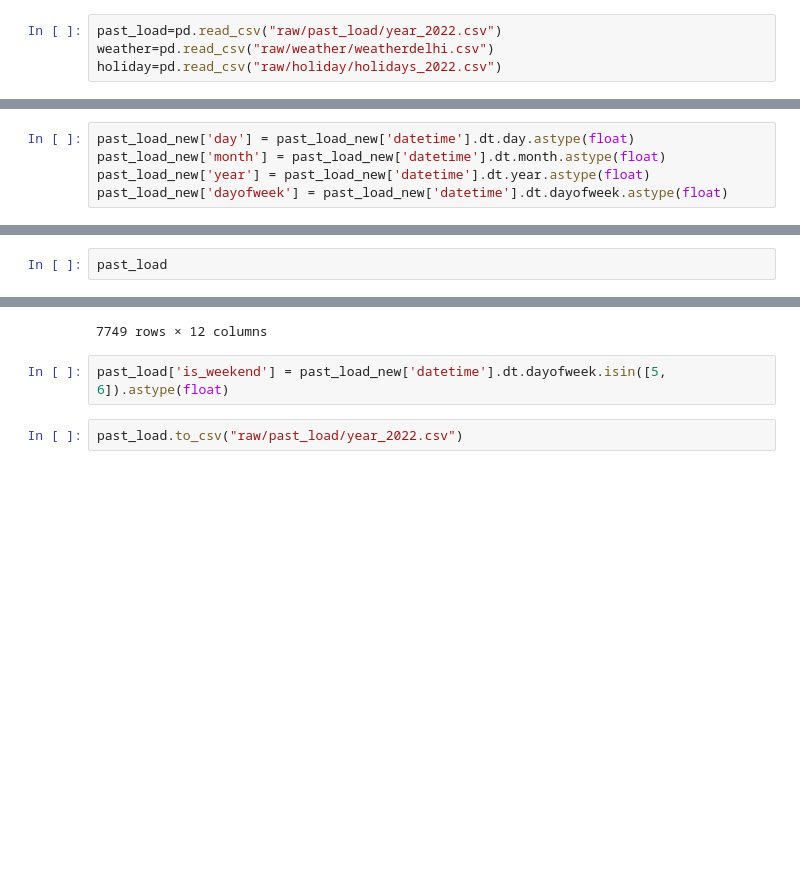
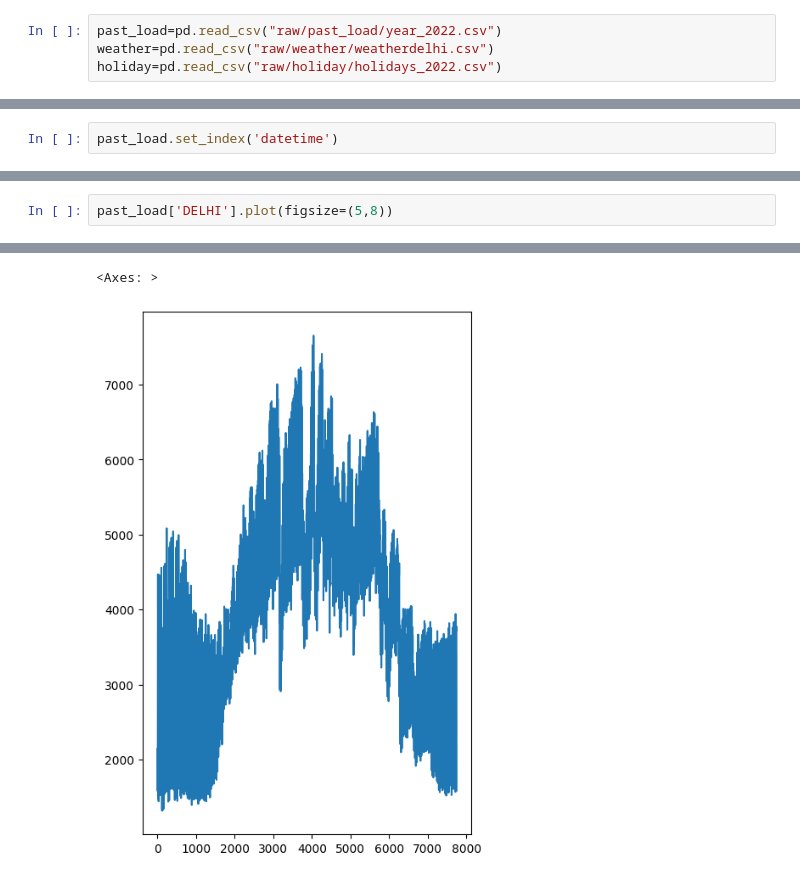
Before and after one commit to SARVESHVARADKAR123/Load_Forecasting, a Jupyter notebook: data/EDA.ipynb, the cells around one changed output, grey strips where cells are left out. Saved outputs shown, nothing was run; the diff lists cells and outputs as text; blank space fills up the shorter version.

```diff
--- a/data/EDA.ipynb
+++ b/data/EDA.ipynb
@@ -55,5 +62,2 @@ holiday
 # %%
-past_load_new['day'] = past_load_new['datetime'].dt.day.astype(float)
-past_load_new['month'] = past_load_new['datetime'].dt.month.astype(float)
-past_load_new['year'] = past_load_new['datetime'].dt.year.astype(float)
-past_load_new['dayofweek'] = past_load_new['datetime'].dt.dayofweek.astype(float)
+past_load.set_index('datetime')
@@ -60,3 +79,3 @@ past_load_new['dayofweek'] = past_load_new['datetime'].dt.dayofweek.astype(float
 # %%
-past_load
+past_load['DELHI'].plot(figsize=(5,8))
 # %% [output]
@@ -75,5 +82,2 @@ past_load
-7749 rows × 12 columns
+<Axes: >
+[figure, added]
-# %%
-past_load['is_weekend'] = past_load_new['datetime'].dt.dayofweek.isin([5, 6]).astype(float)
-# %%
-past_load.to_csv("raw/past_load/year_2022.csv")
```
Also changed, not shown: parts of 14 cells of this notebook, 4 other files.
